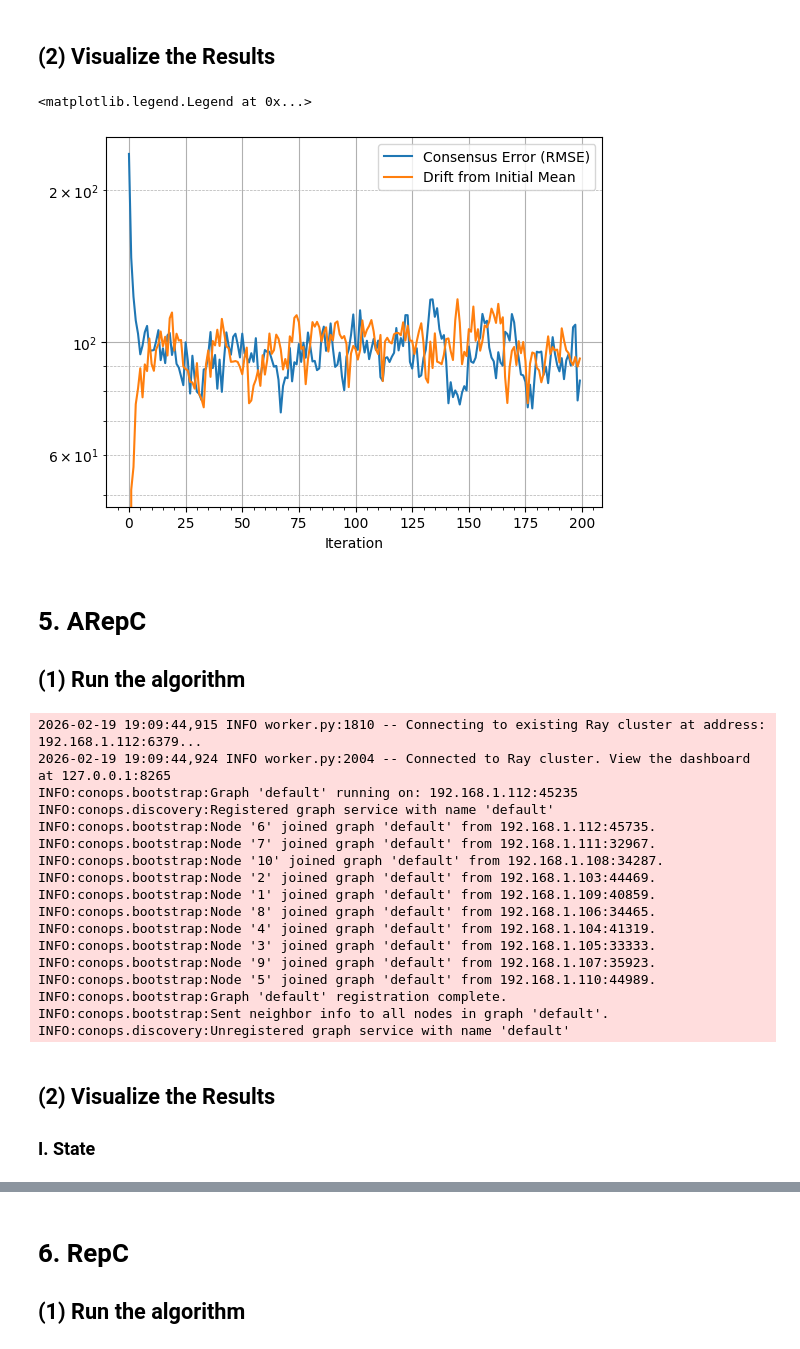
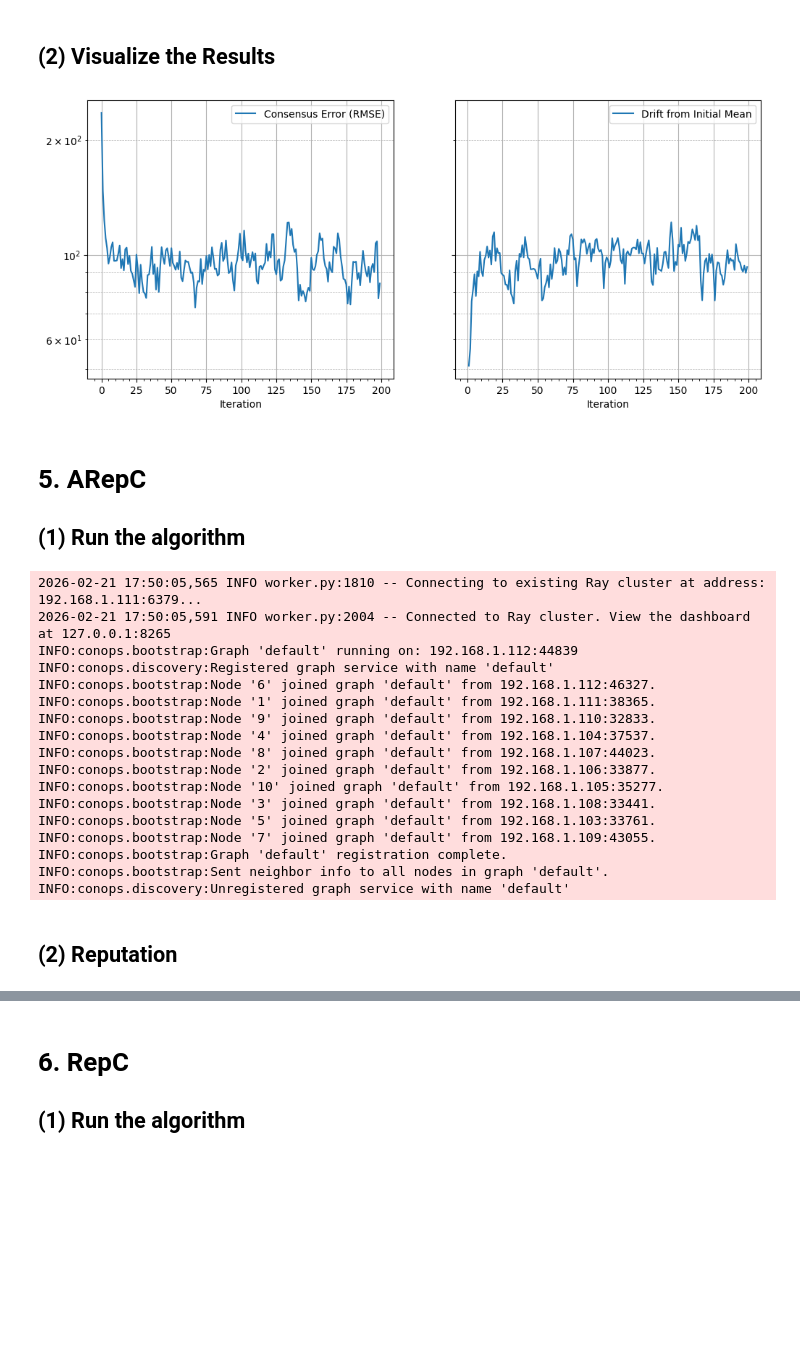
Before and after one commit to rui-huang-opt/arepc, a Jupyter notebook: examples/small_scale.ipynb, the cells around one changed output, grey strips where cells are left out. Saved outputs shown, nothing was run; the diff lists cells and outputs as text; code cells hidden in the pictures; blank space fills up the shorter version.

```diff
--- a/examples/small_scale.ipynb
+++ b/examples/small_scale.ipynb
@@ -29,13 +29,23 @@ examples/multi_node
 # 1. Basic parameters
 # %%
 import pathlib
+import typing
+import logging
+
+logging.basicConfig(level=logging.INFO)
 
 import ray
+import networkx as nx
 import numpy as np
 import numpy.typing as npt
+import matplotlib.pyplot as plt
+import matplotlib.axes as maxes
+import matplotlib.patches as mpatches
 
 N_STATE = 20
 N_ITER = 200
+ITERS = np.arange(N_ITER)
+
 ALPHA = 0.3
 EXP_NAME = "random"
 ROOT_PATH = pathlib.Path.cwd().parent.parent
@@ -121,9 +122,7 @@ graph = Graph(NODES, EDGES)
 # 3. Attacker model
 # %%
 @ray.remote(num_cpus=1)
-def byzantine_node(
-    name: str, n_state: int, alpha: float, n_iter: int, exp_name: str
-) -> None:
+def byzantine_node(name: str, n_state: int, alpha: float, n_iter: int) -> None:
     from numpy.random import seed, uniform
     from conops import NodeHandle
 
@@ -169,8 +168,7 @@ try:
     bl_refs = {i: baseline_node.remote(i, N_STATE, ALPHA, N_ITER) for i in NORMAL_NODES}
 
     byz_refs = [
-        byzantine_node.remote(i, N_STATE, ALPHA, N_ITER, EXP_NAME)
-        for i in BYZANTINE_NODES
+        byzantine_node.remote(i, N_STATE, ALPHA, N_ITER) for i in BYZANTINE_NODES
     ]
 
     bl_data = {i: ray.get(ref) for i, ref in bl_refs.items()}
@@ -201,29 +199,33 @@ INFO:conops.discovery:Unregistered graph service with name 'default'
 # %% [markdown]
 ## (2) Visualize the Results
 # %%
-import matplotlib.pyplot as plt
-
-fig, ax = plt.subplots()
+axes: typing.Sequence[maxes.Axes]
+fig, axes = plt.subplots(1, 2, figsize=(12, 5), sharey=True)
 
 bl_states = np.array([bl_data[i] for i in NORMAL_NODES])
 avg_states: npt.NDArray[np.float64] = np.average(bl_states, axis=0)
 diffs = bl_states - avg_states
 bl_rmse = np.sqrt(np.mean(np.sum(diffs**2, axis=2), axis=0))
 
 x0_mean = avg_states[0]
 bl_drift = np.linalg.norm(avg_states - x0_mean[None, :], axis=1)
 
-ax.semilogy(bl_rmse, label="Consensus Error (RMSE)")
-ax.semilogy(bl_drift, label="Drift from Initial Mean")
+axes[0].semilogy(ITERS, bl_rmse, label="Consensus Error (RMSE)")
 
-ax.set_xlabel("Iteration")
-ax.minorticks_on()
-ax.grid(which="major", linestyle="-", linewidth=0.8)
-ax.grid(which="minor", axis="y", linestyle="--", linewidth=0.5)
-ax.legend()
+axes[0].legend()
+axes[0].set_xlabel("Iteration")
+axes[0].minorticks_on()
+axes[0].grid(which="major", linestyle="-", linewidth=0.8)
+axes[0].grid(which="minor", axis="y", linestyle="--", linewidth=0.5)
+
+axes[1].semilogy(ITERS[1:], bl_drift[1:], label="Drift from Initial Mean")
+axes[1].legend()
+axes[1].set_xlabel("Iteration")
+axes[1].minorticks_on()
+axes[1].grid(which="major", linestyle="-", linewidth=0.8)
+axes[1].grid(which="minor", axis="y", linestyle="--", linewidth=0.5)
 # %% [output]
-<matplotlib.legend.Legend at 0x...>
-[figure, old version]
+[figure, new version]
 # %% [markdown]
 # 5. ARepC
 ## (1) Run the algorithm
@@ -273,8 +275,7 @@ try:
 
     arepc_refs = {i: arepc_node.remote(i, N_STATE, ALPHA, N_ITER) for i in NORMAL_NODES}
     byz_refs = [
-        byzantine_node.remote(i, N_STATE, ALPHA, N_ITER, EXP_NAME)
-        for i in BYZANTINE_NODES
+        byzantine_node.remote(i, N_STATE, ALPHA, N_ITER) for i in BYZANTINE_NODES
     ]
 
     arepc_data = {i: ray.get(ref) for i, ref in arepc_refs.items()}
@@ -283,23 +284,22 @@ try:
 finally:
     ray.shutdown()
 # %% [output]
-2026-02-19 19:09:44,915 INFO worker.py:1810 -- Connecting to existing Ray cluster at address: 192.168.1.112:6379...
-2026-02-19 19:09:44,924 INFO worker.py:2004 -- Connected to Ray cluster. View the dashboard at 127.0.0.1:8265
-INFO:conops.bootstrap:Graph 'default' running on: 192.168.1.112:45235
+2026-02-21 17:50:05,565 INFO worker.py:1810 -- Connecting to existing Ray cluster at address: 192.168.1.111:6379...
+2026-02-21 17:50:05,591 INFO worker.py:2004 -- Connected to Ray cluster. View the dashboard at 127.0.0.1:8265
+INFO:conops.bootstrap:Graph 'default' running on: 192.168.1.112:44839
 INFO:conops.discovery:Registered graph service with name 'default'
-INFO:conops.bootstrap:Node '6' joined graph 'default' from 192.168.1.112:45735.
-INFO:conops.bootstrap:Node '7' joined graph 'default' from 192.168.1.111:32967.
-INFO:conops.bootstrap:Node '10' joined graph 'default' from 192.168.1.108:34287.
-INFO:conops.bootstrap:Node '2' joined graph 'default' from 192.168.1.103:44469.
-INFO:conops.bootstrap:Node '1' joined graph 'default' from 192.168.1.109:40859.
-INFO:conops.bootstrap:Node '8' joined graph 'default' from 192.168.1.106:34465.
-INFO:conops.bootstrap:Node '4' joined graph 'default' from 192.168.1.104:41319.
-INFO:conops.bootstrap:Node '3' joined graph 'default' from 192.168.1.105:33333.
-INFO:conops.bootstrap:Node '9' joined graph 'default' from 192.168.1.107:35923.
-INFO:conops.bootstrap:Node '5' joined graph 'default' from 192.168.1.110:44989.
+INFO:conops.bootstrap:Node '6' joined graph 'default' from 192.168.1.112:46327.
+INFO:conops.bootstrap:Node '1' joined graph 'default' from 192.168.1.111:38365.
+INFO:conops.bootstrap:Node '9' joined graph 'default' from 192.168.1.110:32833.
+INFO:conops.bootstrap:Node '4' joined graph 'default' from 192.168.1.104:37537.
+INFO:conops.bootstrap:Node '8' joined graph 'default' from 192.168.1.107:44023.
+INFO:conops.bootstrap:Node '2' joined graph 'default' from 192.168.1.106:33877.
+INFO:conops.bootstrap:Node '10' joined graph 'default' from 192.168.1.105:35277.
+INFO:conops.bootstrap:Node '3' joined graph 'default' from 192.168.1.108:33441.
+INFO:conops.bootstrap:Node '5' joined graph 'default' from 192.168.1.103:33761.
+INFO:conops.bootstrap:Node '7' joined graph 'default' from 192.168.1.109:43055.
 INFO:conops.bootstrap:Graph 'default' registration complete.
 INFO:conops.bootstrap:Sent neighbor info to all nodes in graph 'default'.
 INFO:conops.discovery:Unregistered graph service with name 'default'
 # %% [markdown]
-## (2) Visualize the Results
-### I. State
+## (2) Reputation
```
Also changed, not shown: parts of 15 cells of this notebook, 1 other file.
